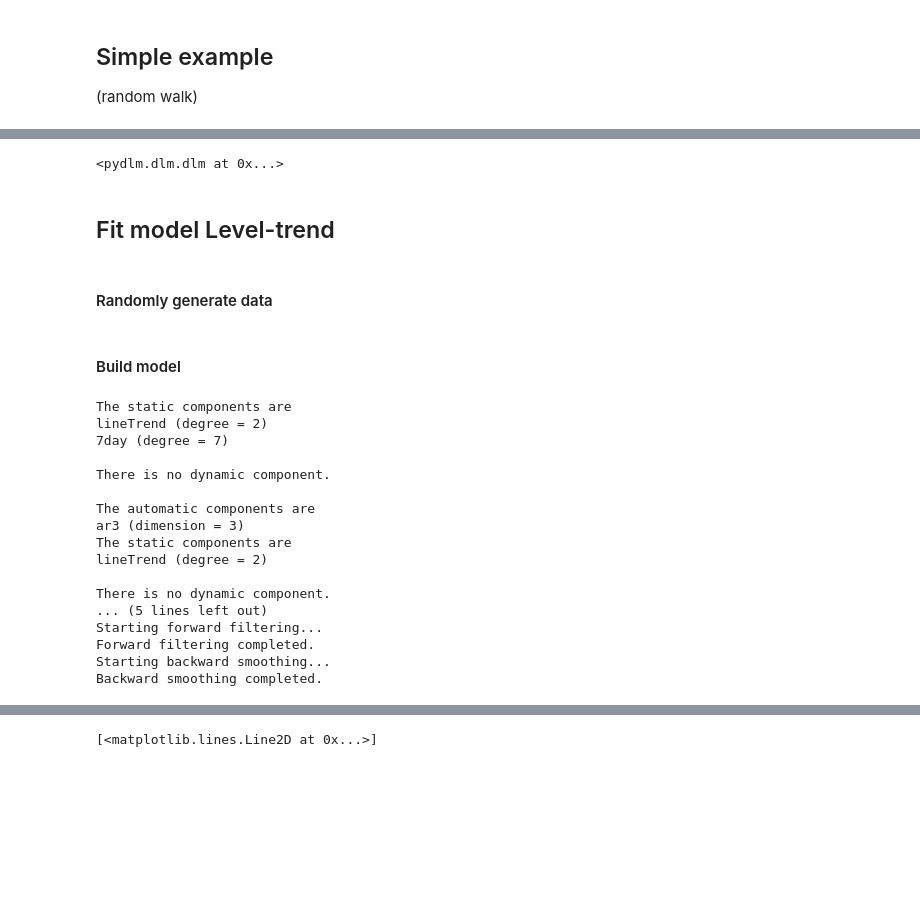
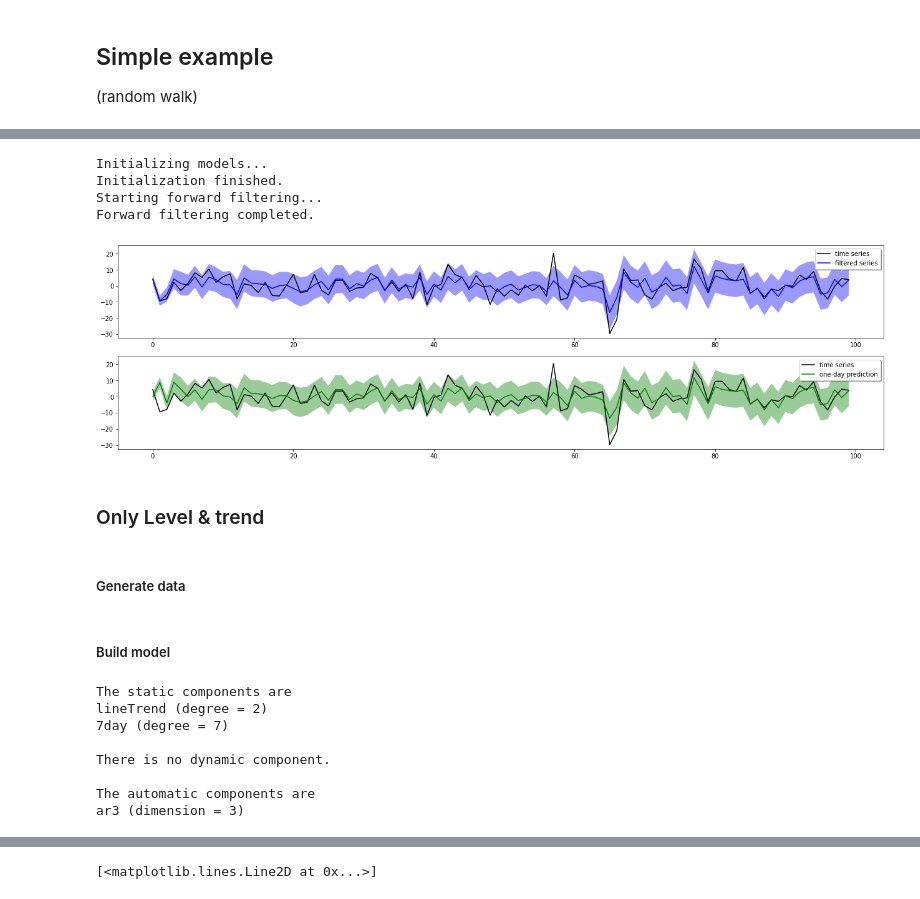
Before and after one commit to miltonluaces/time_series, a Jupyter notebook: stat_models/dlm.ipynb, the cells around one changed output, grey strips where cells are left out. Cells and saved outputs as stored; diff of their text form; code cells hidden in the pictures; blank space fills up the shorter version.

```diff
--- a/stat_models/dlm.ipynb
+++ b/stat_models/dlm.ipynb
@@ -15,12 +20,17 @@ y = a + b * x
 # %%
 dlm = pydlm.dlm(y)
 dlm = dlm + pydlm.trend(degree=0, discount=0.98, name='a', w=10.0)
 dlm = dlm + pydlm.dynamic(features=[[v] for v in x], discount=1, name='b', w=10.0)
-dlm
+dlm.fitForwardFilter()
+dlm.plot()
 # %% [output]
-<pydlm.dlm.dlm at 0x...>
+Initializing models...
+Initialization finished.
+Starting forward filtering...
+Forward filtering completed.
+[figure, added]
 # %% [markdown]
-## Fit model Level-trend
+### Only Level & trend
 # %% [markdown]
-#### Randomly generate data
+##### Generate data
 # %%
@@ -28,22 +38,11 @@ data = [0] * 100 + [3] * 100
 # %% [markdown]
-#### Build model
+##### Build model
 # %%
-# creadte model
-dlm = pydlm.dlm(data)
-
-# add components
-dlm = dlm + pydlm.trend(1, name='lineTrend', w=1.0) # covariance=1
-dlm = dlm + pydlm.seasonality(7, name='7day', w=1.0)
-dlm = dlm + pydlm.autoReg(degree=3, data=data, name='ar3', w=1.0)
+dlm = pydlm.dlm(ts)
+dlm = dlm + pydlm.trend(degree=1, name='lineTrend', w=1.0)
+dlm = dlm + pydlm.seasonality(period=7, name='7day', w=1.0)
+dlm = dlm + pydlm.autoReg(degree=3, name='ar3', w=1.0)
 dlm.ls()
-
-# delete unwanted component
-dlm.delete('7day')
-dlm.ls()
-
-# Analize results
-dlm.fitForwardFilter()
-dlm.fitBackwardSmoother()
 # %% [output]
 The static components are
 lineTrend (degree = 2)
@@ -53,12 +52,3 @@ There is no dynamic component.
 
 The automatic components are
 ar3 (dimension = 3)
-The static components are
-lineTrend (degree = 2)
-
-There is no dynamic component.
-... (5 lines left out)
-Starting forward filtering...
-Forward filtering completed.
-Starting backward smoothing...
-Backward smoothing completed.
```
Also changed, not shown: parts of 18 cells of this notebook, 2 other files.
